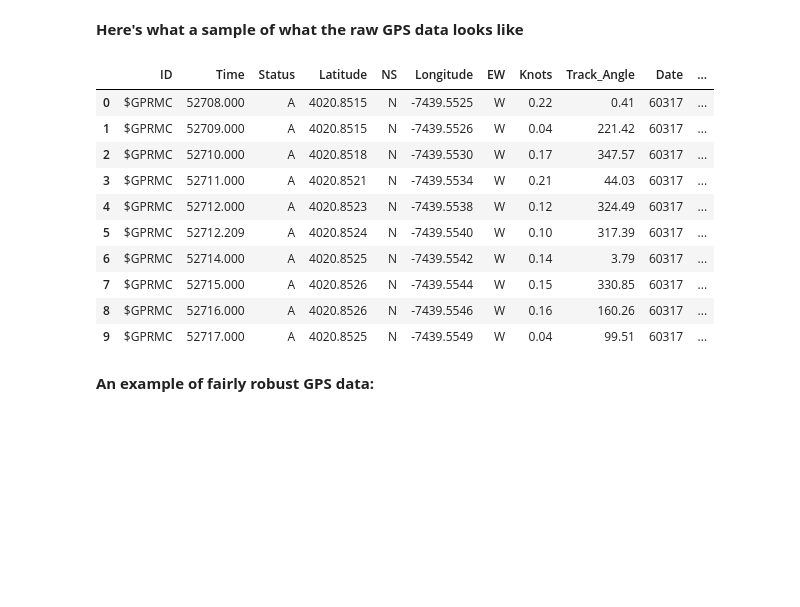
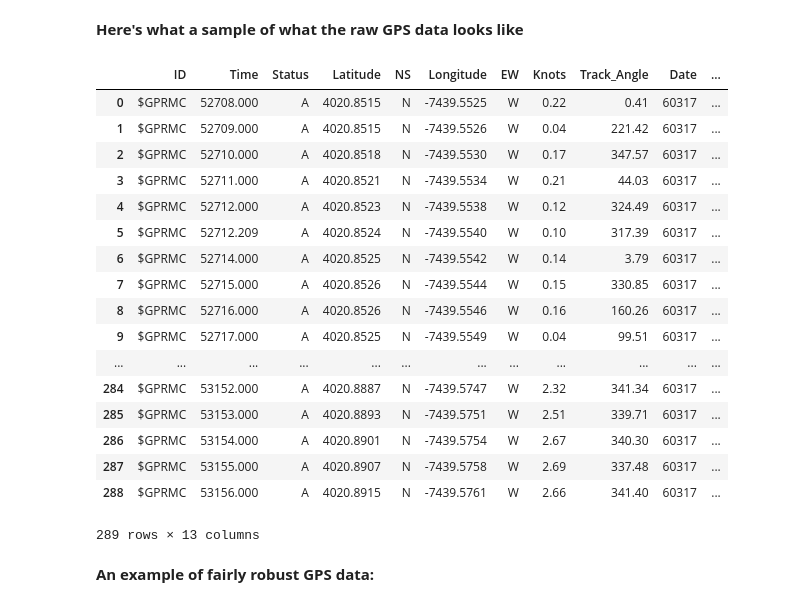
Before and after one commit to pranavbadami/urban-measurement, a Jupyter notebook: test_run_1_analysis.ipynb, the cells around one changed output. Drawn from its saved outputs; the diff is of its cells as text; code cells hidden in the pictures; blank space fills up the shorter version.

```diff
--- a/test_run_1_analysis.ipynb
+++ b/test_run_1_analysis.ipynb
@@ -22,20 +22,27 @@ data1['Longitude'] = -data1['Longitude']
 data2['Longitude'] = -data2['Longitude']
 # %% [markdown]
 <b>Here's what a sample of what the raw GPS data looks like</b>
-# %%
-data2.head(10)
-# %% [output]
-|  | ID | Time | Status | Latitude | NS | Longitude | EW | Knots | Track_Angle | Date | ... |
-| 0 | $GPRMC | 52708.000 | A | 4020.8515 | N | -7439.5525 | W | 0.22 | 0.41 | 60317 | ... |
-| 1 | $GPRMC | 52709.000 | A | 4020.8515 | N | -7439.5526 | W | 0.04 | 221.42 | 60317 | ... |
-| 2 | $GPRMC | 52710.000 | A | 4020.8518 | N | -7439.5530 | W | 0.17 | 347.57 | 60317 | ... |
-| 3 | $GPRMC | 52711.000 | A | 4020.8521 | N | -7439.5534 | W | 0.21 | 44.03 | 60317 | ... |
-| 4 | $GPRMC | 52712.000 | A | 4020.8523 | N | -7439.5538 | W | 0.12 | 324.49 | 60317 | ... |
-| 5 | $GPRMC | 52712.209 | A | 4020.8524 | N | -7439.5540 | W | 0.10 | 317.39 | 60317 | ... |
-| 6 | $GPRMC | 52714.000 | A | 4020.8525 | N | -7439.5542 | W | 0.14 | 3.79 | 60317 | ... |
-| 7 | $GPRMC | 52715.000 | A | 4020.8526 | N | -7439.5544 | W | 0.15 | 330.85 | 60317 | ... |
-| 8 | $GPRMC | 52716.000 | A | 4020.8526 | N | -7439.5546 | W | 0.16 | 160.26 | 60317 | ... |
-| 9 | $GPRMC | 52717.000 | A | 4020.8525 | N | -7439.5549 | W | 0.04 | 99.51 | 60317 | ... |
+# %%
+data1
+# %% [output]
+|  | ID | Time | Status | Latitude | NS | Longitude | EW | Knots | Track_Angle | Date | ... |
+| 0 | $GPRMC | 52708.000 | A | 4020.8515 | N | -7439.5525 | W | 0.22 | 0.41 | 60317 | ... |
+| 1 | $GPRMC | 52709.000 | A | 4020.8515 | N | -7439.5526 | W | 0.04 | 221.42 | 60317 | ... |
+| 2 | $GPRMC | 52710.000 | A | 4020.8518 | N | -7439.5530 | W | 0.17 | 347.57 | 60317 | ... |
+| 3 | $GPRMC | 52711.000 | A | 4020.8521 | N | -7439.5534 | W | 0.21 | 44.03 | 60317 | ... |
+| 4 | $GPRMC | 52712.000 | A | 4020.8523 | N | -7439.5538 | W | 0.12 | 324.49 | 60317 | ... |
+| 5 | $GPRMC | 52712.209 | A | 4020.8524 | N | -7439.5540 | W | 0.10 | 317.39 | 60317 | ... |
+| 6 | $GPRMC | 52714.000 | A | 4020.8525 | N | -7439.5542 | W | 0.14 | 3.79 | 60317 | ... |
+| 7 | $GPRMC | 52715.000 | A | 4020.8526 | N | -7439.5544 | W | 0.15 | 330.85 | 60317 | ... |
+| 8 | $GPRMC | 52716.000 | A | 4020.8526 | N | -7439.5546 | W | 0.16 | 160.26 | 60317 | ... |
+| 9 | $GPRMC | 52717.000 | A | 4020.8525 | N | -7439.5549 | W | 0.04 | 99.51 | 60317 | ... |
+| ... | ... | ... | ... | ... | ... | ... | ... | ... | ... | ... | ... |
+| 284 | $GPRMC | 53152.000 | A | 4020.8887 | N | -7439.5747 | W | 2.32 | 341.34 | 60317 | ... |
+| 285 | $GPRMC | 53153.000 | A | 4020.8893 | N | -7439.5751 | W | 2.51 | 339.71 | 60317 | ... |
+| 286 | $GPRMC | 53154.000 | A | 4020.8901 | N | -7439.5754 | W | 2.67 | 340.30 | 60317 | ... |
+| 287 | $GPRMC | 53155.000 | A | 4020.8907 | N | -7439.5758 | W | 2.69 | 337.48 | 60317 | ... |
+| 288 | $GPRMC | 53156.000 | A | 4020.8915 | N | -7439.5761 | W | 2.66 | 341.40 | 60317 | ... |
+289 rows × 13 columns
 # %% [markdown]
 <b>An example of fairly robust GPS data:</b>
 # %%
```
Also changed, not shown: parts of 5 cells of this notebook.
